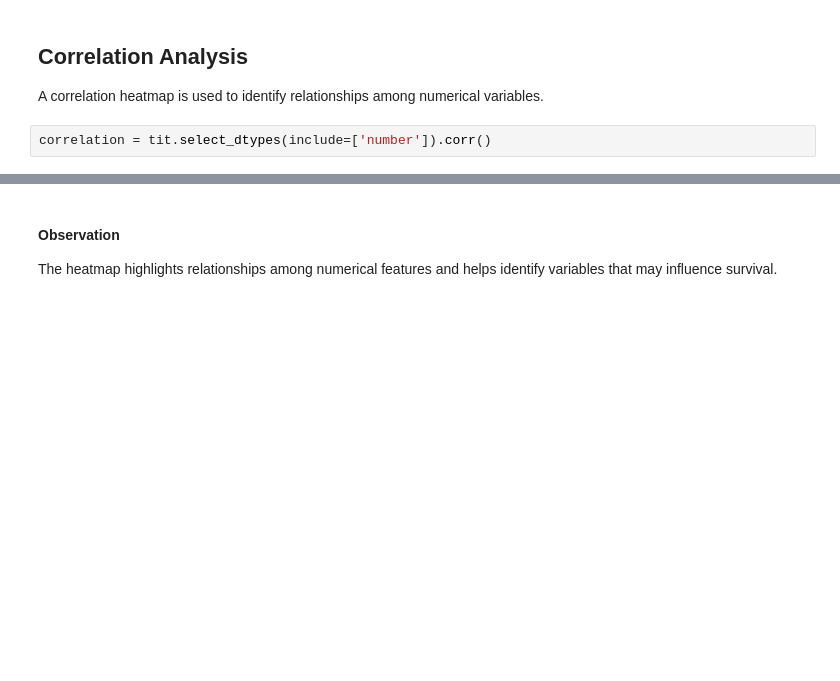
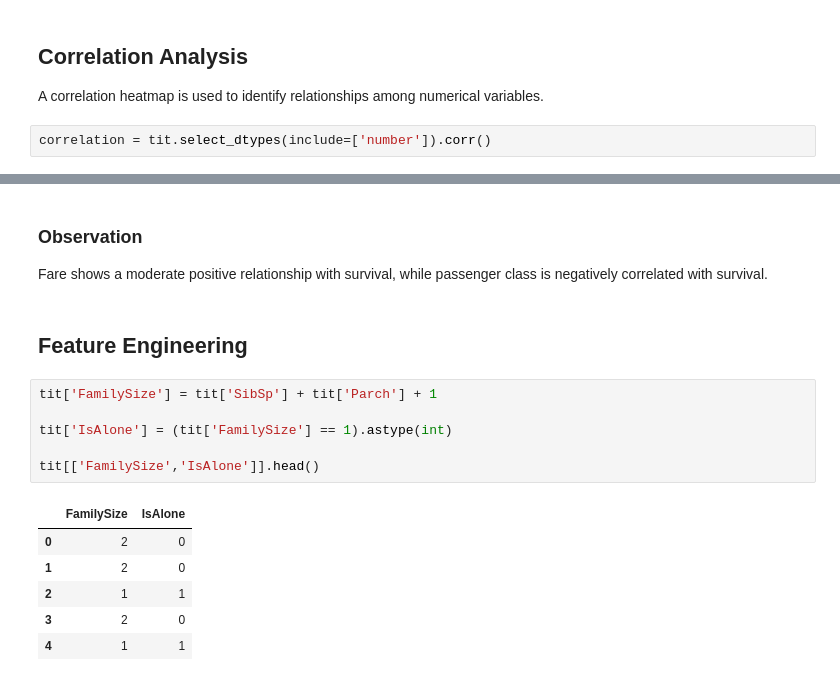
Before and after one commit to Sahil03344/Titanic_Dataset_Project, a Jupyter notebook: Titanic_Dataset.ipynb, the cells around one changed output, grey strips where cells are left out. Saved outputs shown, nothing was run; the diff lists cells and outputs as text; blank space fills up the shorter version.

```diff
--- a/Titanic_Dataset.ipynb
+++ b/Titanic_Dataset.ipynb
@@ -249,4 +262,19 @@ plt.show()
 # %% [markdown]
-#### Observation
+### Observation
 
-The heatmap highlights relationships among numerical features and helps identify variables that may influence survival.
+Fare shows a moderate positive relationship with survival, while passenger class is negatively correlated with survival.
+# %% [markdown]
+## Feature Engineering
+# %%
+tit['FamilySize'] = tit['SibSp'] + tit['Parch'] + 1
+
+tit['IsAlone'] = (tit['FamilySize'] == 1).astype(int)
+
+tit[['FamilySize','IsAlone']].head()
+# %% [output]
+|  | FamilySize | IsAlone |
+| 0 | 2 | 0 |
+| 1 | 2 | 0 |
+| 2 | 1 | 1 |
+| 3 | 2 | 0 |
+| 4 | 1 | 1 |
```
Also changed, not shown: parts of 24 cells of this notebook.
